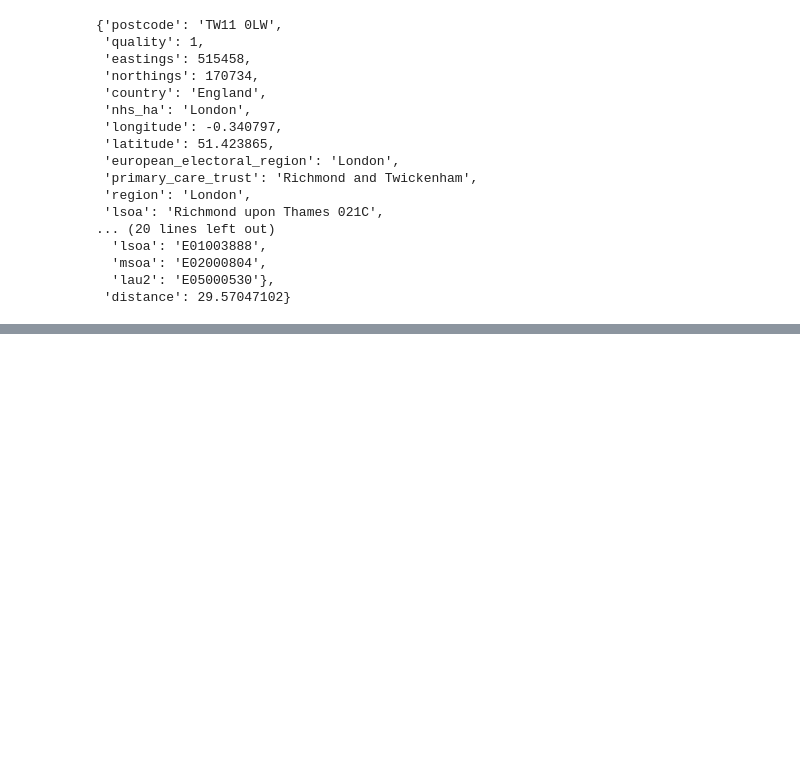
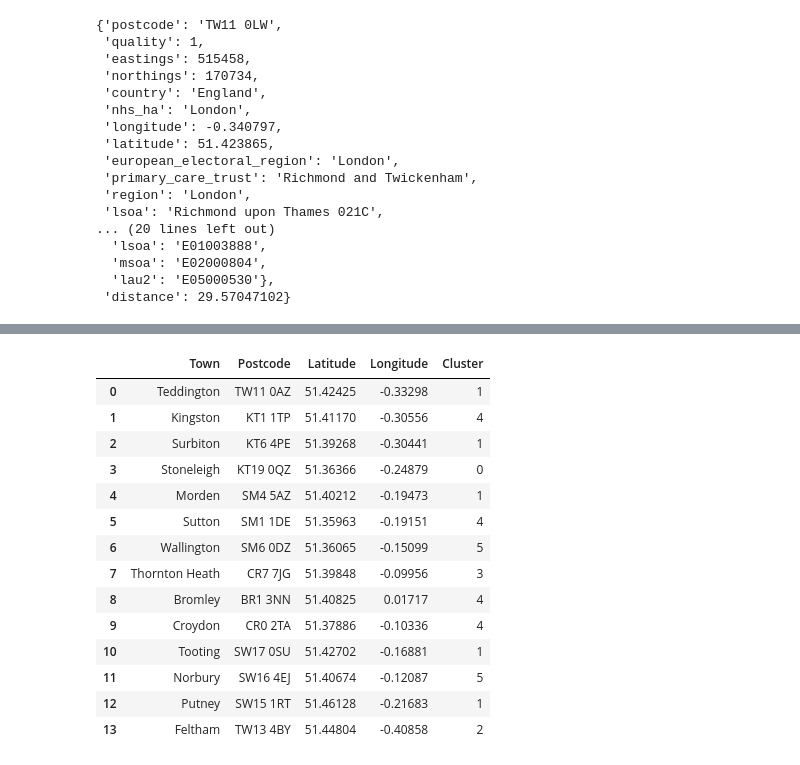
Before and after one commit to JimmySunDance/Coursera_Capstone, a Jupyter notebook: neighborhood_battle.ipynb, the cells around one changed output, grey strips where cells are left out. Drawn from its saved outputs; the diff is of its cells as text; code cells hidden in the pictures; blank space fills up the shorter version.

```diff
--- a/neighborhood_battle.ipynb
+++ b/neighborhood_battle.ipynb
@@ -121,0 +493,5 @@ codes['result'][0]
+# %%
+# run k-means clustering
+kmeans = KMeans(n_clusters=6, random_state=0).fit(townFeatures)
+# %%
+one_hot_londonTown['Cluster'] = kmeans.labels_
@@ -121,0 +516,21 @@ codes['result'][0]
+# %%
+
+borough_df = borough_df.join(one_hot_londonTown[['Town', 'Cluster']].set_index('Town'), on='Town')
+# %%
+borough_df
+# %% [output]
+|  | Town | Postcode | Latitude | Longitude | Cluster |
+| 0 | Teddington | TW11 0AZ | 51.42425 | -0.33298 | 1 |
+| 1 | Kingston | KT1 1TP | 51.41170 | -0.30556 | 4 |
+| 2 | Surbiton | KT6 4PE | 51.39268 | -0.30441 | 1 |
+| 3 | Stoneleigh | KT19 0QZ | 51.36366 | -0.24879 | 0 |
+| 4 | Morden | SM4 5AZ | 51.40212 | -0.19473 | 1 |
+| 5 | Sutton | SM1 1DE | 51.35963 | -0.19151 | 4 |
+| 6 | Wallington | SM6 0DZ | 51.36065 | -0.15099 | 5 |
+| 7 | Thornton Heath | CR7 7JG | 51.39848 | -0.09956 | 3 |
+| 8 | Bromley | BR1 3NN | 51.40825 | 0.01717 | 4 |
+| 9 | Croydon | CR0 2TA | 51.37886 | -0.10336 | 4 |
+| 10 | Tooting | SW17 0SU | 51.42702 | -0.16881 | 1 |
+| 11 | Norbury | SW16 4EJ | 51.40674 | -0.12087 | 5 |
+| 12 | Putney | SW15 1RT | 51.46128 | -0.21683 | 1 |
+| 13 | Feltham | TW13 4BY | 51.44804 | -0.40858 | 2 |
```
Also changed, not shown: parts of 47 cells of this notebook.
